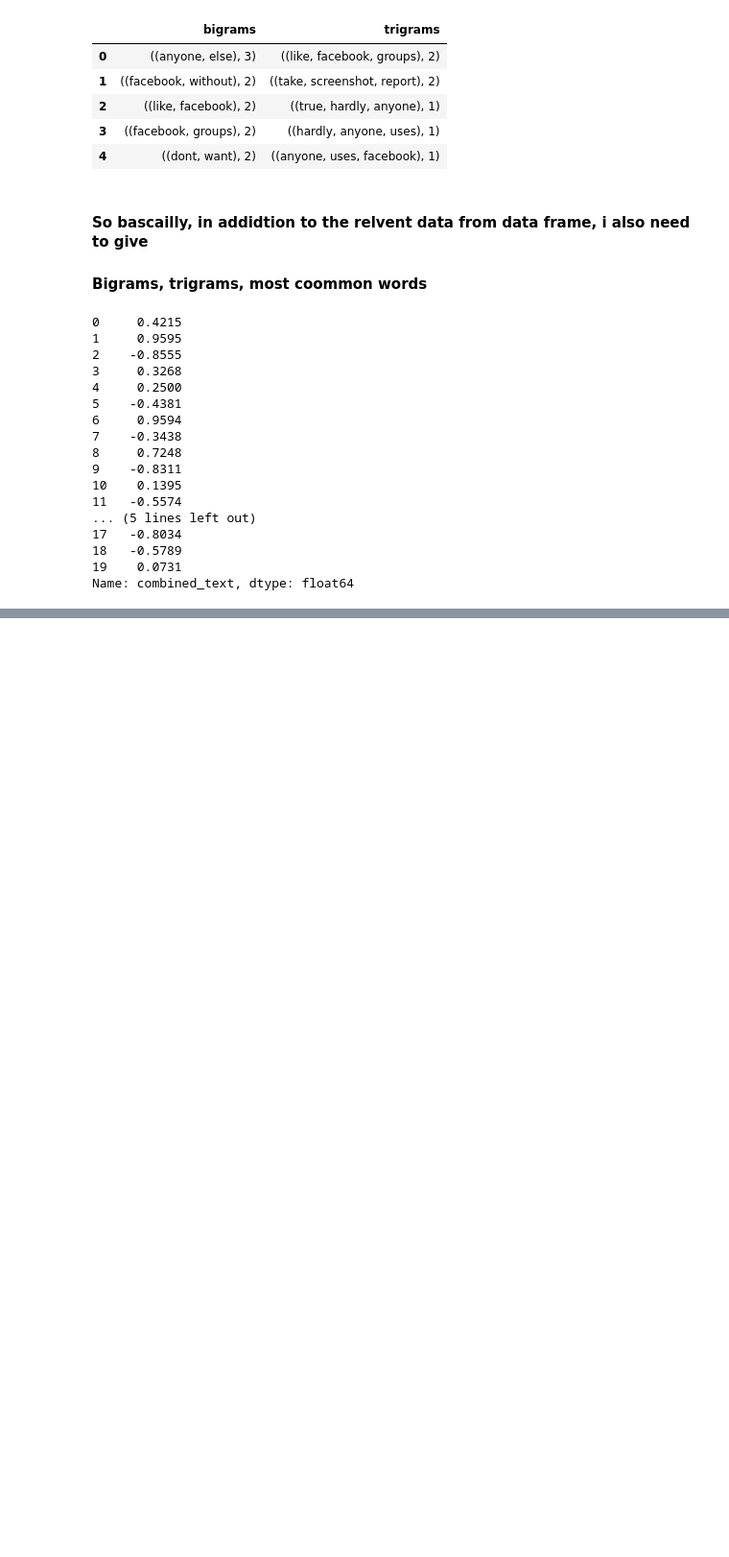
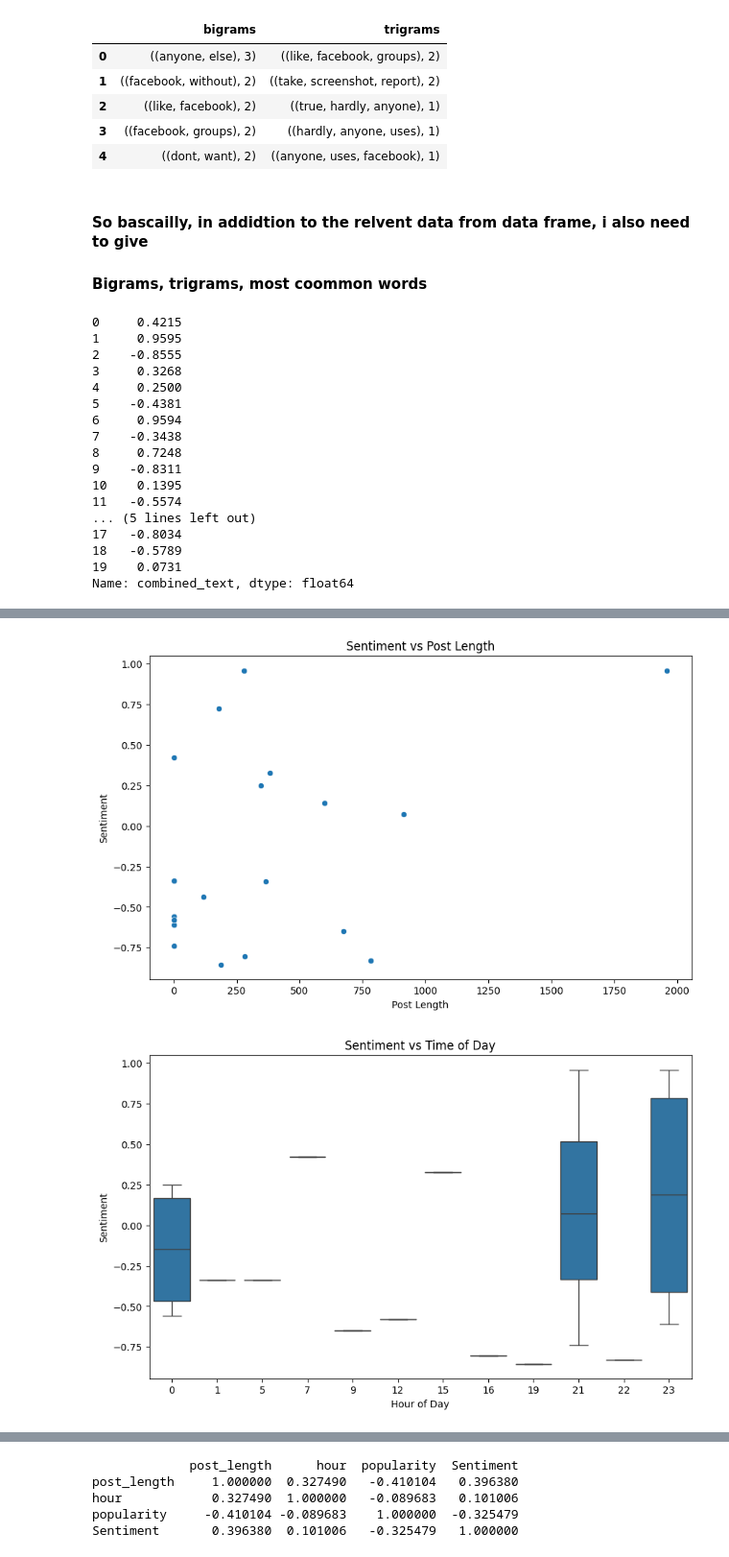
Before and after one commit to bibidhSubedi0/Sentiment-Analysis, a Jupyter notebook: src/EDA/analysisV2.ipynb, the cells around one changed output, grey strips where cells are left out. Shown: that part at 96% size. Saved outputs shown, nothing was run; the diff lists cells and outputs as text; code cells hidden in the pictures; blank space fills up the shorter version.

```diff
--- a/src/EDA/analysisV2.ipynb
+++ b/src/EDA/analysisV2.ipynb
@@ -146,42 +146,45 @@ df.head()
 | 3 | 2025-03 | is there any point to hide allfro... | 2025-03-05 | 15:14:16 | 13 | 23 | Discussion | when fb went to hell a month or t... | is there any point to hide allfro... | ... |
 | 4 | 2025-03 | why do things i post on someone e... | 2025-03-06 | 00:46:54 | 1 | 2 | Tech Support | for the past couple of months whe... | why do things i post on someone e... | ... |
 # %%
-# ###-------------------------------------------------------CHATGPT COPY PASTE HO I AINT TAKING NO ACCOUNTABILITY-----------------------------------------------------
+###-------------------------------------------------------CHATGPT COPY PASTE HO I AINT TAKING NO ACCOUNTABILITY-----------------------------------------------------
 
 
-# # Assuming the DataFrame is already loaded as df
-# # # Create a new column for post length (character count in the 'body' column)
-# df['post_length'] = df['body'].apply(len)
+# Assuming the DataFrame is already loaded as df
+# # Create a new column for post length (character count in the 'body' column)
+df['post_length'] = df['body'].apply(len)
 
-# # Extract hour from the 'time' column
-# df['hour'] = pd.to_datetime(df['time'], format='%H:%M:%S').dt.hour
+# Extract hour from the 'time' column
+df['hour'] = pd.to_datetime(df['time'], format='%H:%M:%S').dt.hour
 
-# # Analyze sentiment vs post length
-# plt.figure(figsize=(10, 6))
-# sns.scatterplot(data=df, x='post_length', y='Sentiment')
-# plt.title('Sentiment vs Post Length')
-# plt.xlabel('Post Length')
-# plt.ylabel('Sentiment')
-# plt.show()
+# Analyze sentiment vs post length
+plt.figure(figsize=(10, 6))
+sns.scatterplot(data=df, x='post_length', y='Sentiment')
+plt.title('Sentiment vs Post Length')
+plt.xlabel('Post Length')
+plt.ylabel('Sentiment')
+plt.show()
 
-# # Analyze sentiment vs time of day
-# plt.figure(figsize=(10, 6))
-# sns.boxplot(data=df, x='hour', y='Sentiment')
-# plt.title('Sentiment vs Time of Day')
-# plt.xlabel('Hour of Day')
-# plt.ylabel('Sentiment')
-# plt.show()
+# Analyze sentiment vs time of day
+plt.figure(figsize=(10, 6))
+sns.boxplot(data=df, x='hour', y='Sentiment')
+plt.title('Sentiment vs Time of Day')
+plt.xlabel('Hour of Day')
+plt.ylabel('Sentiment')
+plt.show()
 
-# # Analyze sentiment vs popularity (score and num_comments)
-# df['popularity'] = df['score'] + df['num_comments']
+# Analyze sentiment vs popularity (score and num_comments)
+df['popularity'] = df['score'] + df['num_comments']
 
-# plt.figure(figsize=(10, 6))
-# sns.scatterplot(data=df, x='popularity', y='Sentiment')
-# plt.title('Sentiment vs Popularity (Score + Comments)')
-# plt.xlabel('Popularity (Score + Comments)')
-# plt.ylabel('Sentiment')
-# plt.show()
+plt.figure(figsize=(10, 6))
+sns.scatterplot(data=df, x='popularity', y='Sentiment')
+plt.title('Sentiment vs Popularity (Score + Comments)')
+plt.xlabel('Popularity (Score + Comments)')
+plt.ylabel('Sentiment')
+plt.show()
 
-# # Correlations (Post length, Time, Popularity with Sentiment)
-# correlations = df[['post_length', 'hour', 'popularity', 'Sentiment']].corr()
-# print(correlations)
+# Correlations (Post length, Time, Popularity with Sentiment)
+correlations = df[['post_length', 'hour', 'popularity', 'Sentiment']].corr()
+print(correlations)
+# %% [output]
+[figure, added]
+[figure, added]
@@ -188,3 +192,8 @@ df.head()
+             post_length      hour  popularity  Sentiment
+post_length     1.000000  0.327490   -0.410104   0.396380
+hour            0.327490  1.000000   -0.089683   0.101006
+popularity     -0.410104 -0.089683    1.000000  -0.325479
+Sentiment       0.396380  0.101006   -0.325479   1.000000
 # %%
 relevant_columns = ['date', 'score', 'num_comments', 'flair','character_count','Word_count', 'Sentiment','post_length','hour', "popularity"]
 new_df = df[relevant_columns]
```
Also changed, not shown: parts of 2 cells of this notebook.
